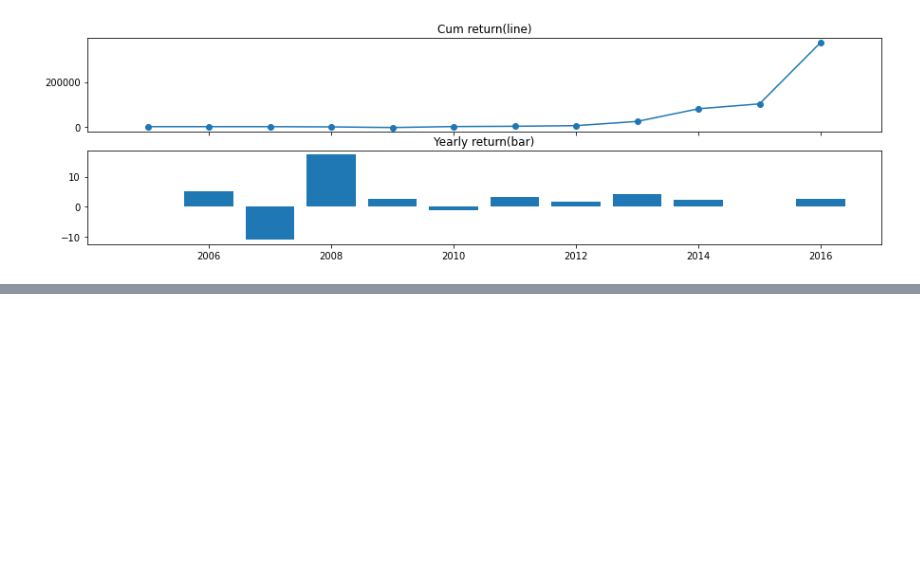
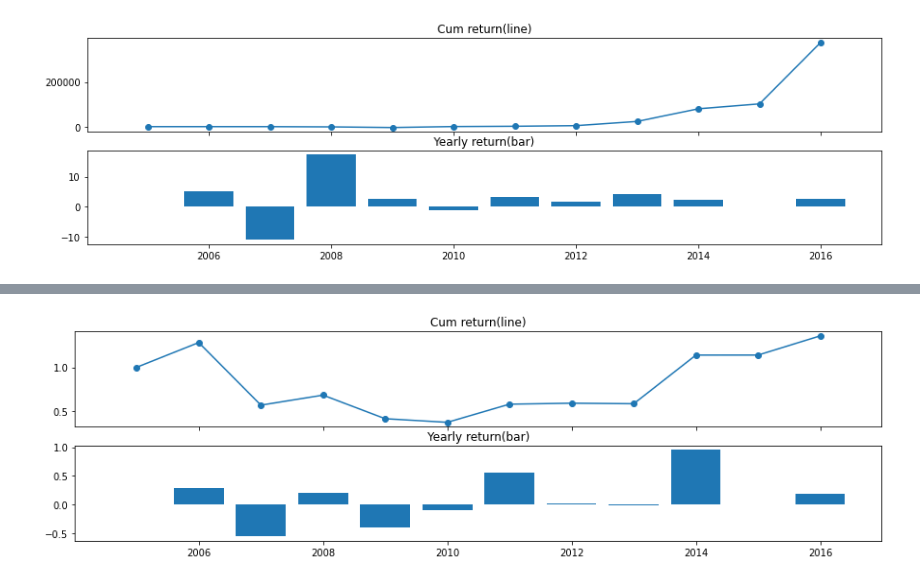
Before and after one commit to JihoQuant/Python-Pandas-Part-1, a Jupyter notebook: project.ipynb, the cells around one changed output, grey strips where cells are left out. Cells and saved outputs as stored; diff of their text form; code cells hidden in the pictures; blank space fills up the shorter version.

```diff
--- a/project.ipynb
+++ b/project.ipynb
@@ -444,0 +604,10 @@ plot_return(*get_return_series(selected_return_df))
+# %%
+# PCR 지표는 없어서 생략함
+pbr_rank_series = df.groupby("year")["PBR"].rank(method="max")
+per_rank_series = df.groupby("year")["PER"].rank(method="max")
+psr_rank_series = df.groupby("year")["PSR"].rank(method="max")
+# %%
+filtered_df = filtered_df.join(pbr_rank_series, how="left", rsuffix="_rank")
+filtered_df = filtered_df.join(per_rank_series, how="left", rsuffix="_rank")
+filtered_df = filtered_df.join(psr_rank_series, how="left", rsuffix="_rank")
+filtered_df.head()
@@ -444,0 +621,5 @@ plot_return(*get_return_series(selected_return_df))
+# %%
+filtered_df.loc[:, filtered_df.filter(like="rank").columns] = filtered_df.filter(like="rank").fillna(0)
+filtered_df["PBR_rank"].isna().sum()
+filtered_df["PER_rank"].isna().sum()
+filtered_df["PSR_rank"].isna().sum()
@@ -444,0 +630,3 @@ plot_return(*get_return_series(selected_return_df))
+# %%
+filtered_df["rank_sum"] = filtered_df.filter(like="_rank").sum(axis=1)
+filtered_df.head()
@@ -444,0 +640,16 @@ plot_return(*get_return_series(selected_return_df))
+# %%
+# Selector
+
+max_rank_series = filtered_df.groupby("year")["rank_sum"].nlargest(15)
+selected_index = max_rank_series.index.get_level_values(1)
+
+selector_df = filtered_df.loc[selected_index].pivot(
+    index="year", columns="Name", values="rank_sum"
+)
+
+asset_on_df = selector_df.notna().astype(int).replace(0, np.nan)
+selected_return_df = yearly_rtn_df * asset_on_df
+
+plot_return(*get_return_series(selected_return_df))
+# %% [output]
+[figure, added]
```
Also changed, not shown: parts of 15 cells of this notebook.
